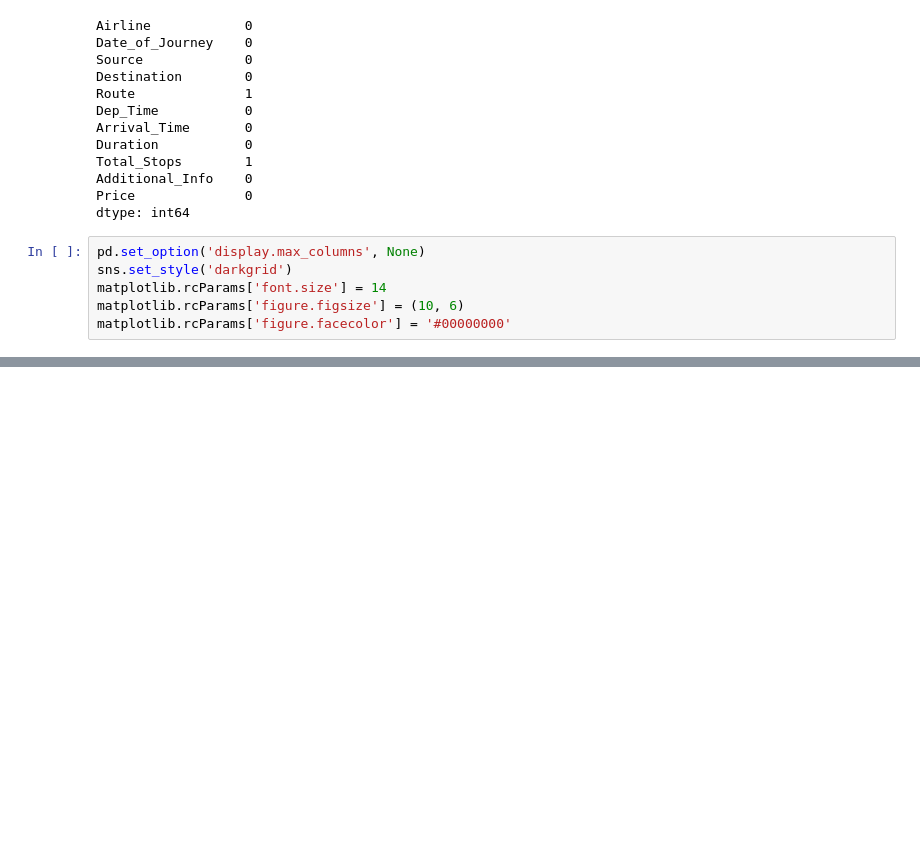
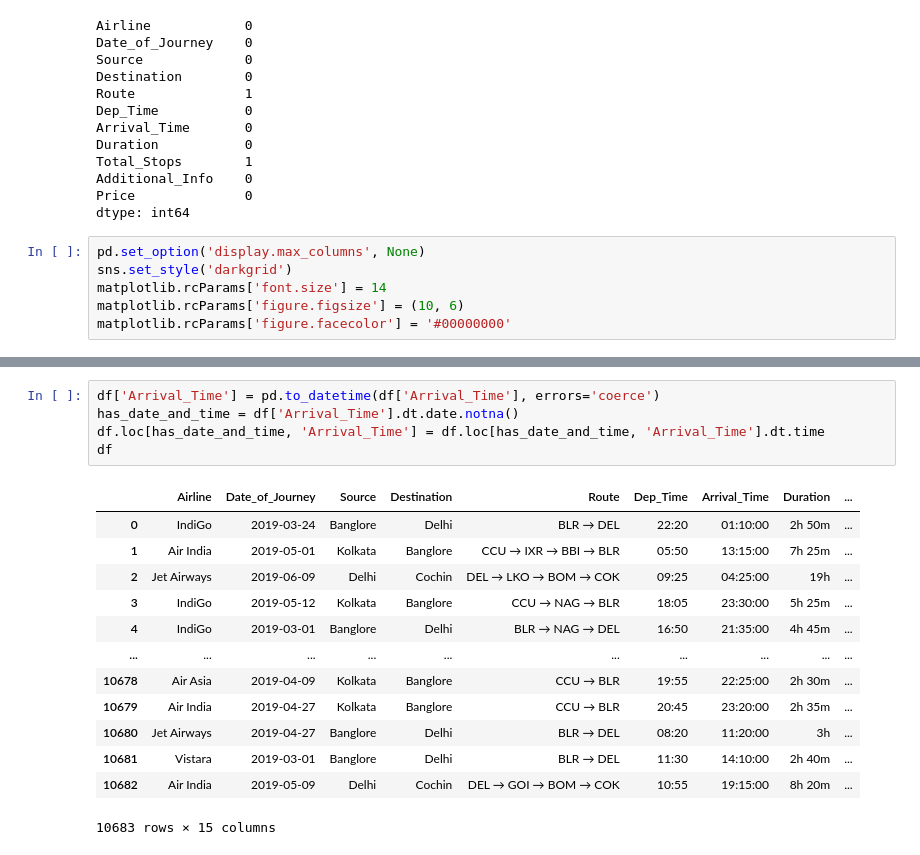
Before and after one commit to jkhare60/flight-price-prediction, a Jupyter notebook: Flight_Price_Prediction.ipynb, the cells around one changed output, grey strips where cells are left out. Cells and saved outputs as stored; diff of their text form; blank space fills up the shorter version.

```diff
--- a/Flight_Price_Prediction.ipynb
+++ b/Flight_Price_Prediction.ipynb
@@ -381,0 +249,19 @@ rmse(gradient_boosting)
+# %%
+df['Arrival_Time'] = pd.to_datetime(df['Arrival_Time'], errors='coerce')
+has_date_and_time = df['Arrival_Time'].dt.date.notna()
+df.loc[has_date_and_time, 'Arrival_Time'] = df.loc[has_date_and_time, 'Arrival_Time'].dt.time
+df
+# %% [output]
+|  | Airline | Date_of_Journey | Source | Destination | Route | Dep_Time | Arrival_Time | Duration | ... |
+| 0 | IndiGo | 2019-03-24 | Banglore | Delhi | BLR → DEL | 22:20 | 01:10:00 | 2h 50m | ... |
+| 1 | Air India | 2019-05-01 | Kolkata | Banglore | CCU → IXR → BBI → BLR | 05:50 | 13:15:00 | 7h 25m | ... |
+| 2 | Jet Airways | 2019-06-09 | Delhi | Cochin | DEL → LKO → BOM → COK | 09:25 | 04:25:00 | 19h | ... |
+| 3 | IndiGo | 2019-05-12 | Kolkata | Banglore | CCU → NAG → BLR | 18:05 | 23:30:00 | 5h 25m | ... |
+| 4 | IndiGo | 2019-03-01 | Banglore | Delhi | BLR → NAG → DEL | 16:50 | 21:35:00 | 4h 45m | ... |
+| ... | ... | ... | ... | ... | ... | ... | ... | ... | ... |
+| 10678 | Air Asia | 2019-04-09 | Kolkata | Banglore | CCU → BLR | 19:55 | 22:25:00 | 2h 30m | ... |
+| 10679 | Air India | 2019-04-27 | Kolkata | Banglore | CCU → BLR | 20:45 | 23:20:00 | 2h 35m | ... |
+| 10680 | Jet Airways | 2019-04-27 | Banglore | Delhi | BLR → DEL | 08:20 | 11:20:00 | 3h | ... |
+| 10681 | Vistara | 2019-03-01 | Banglore | Delhi | BLR → DEL | 11:30 | 14:10:00 | 2h 40m | ... |
+| 10682 | Air India | 2019-05-09 | Delhi | Cochin | DEL → GOI → BOM → COK | 10:55 | 19:15:00 | 8h 20m | ... |
+10683 rows × 15 columns
```
Also changed, not shown: parts of 69 cells of this notebook.
